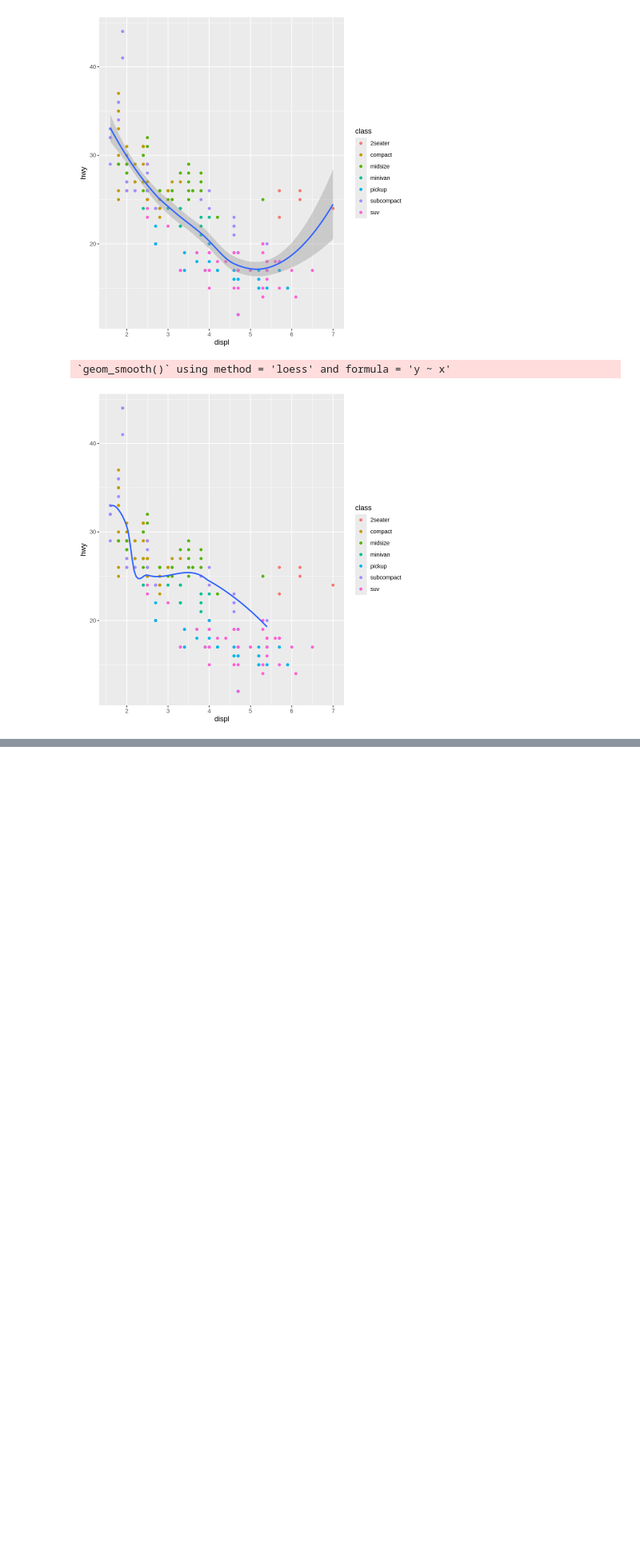
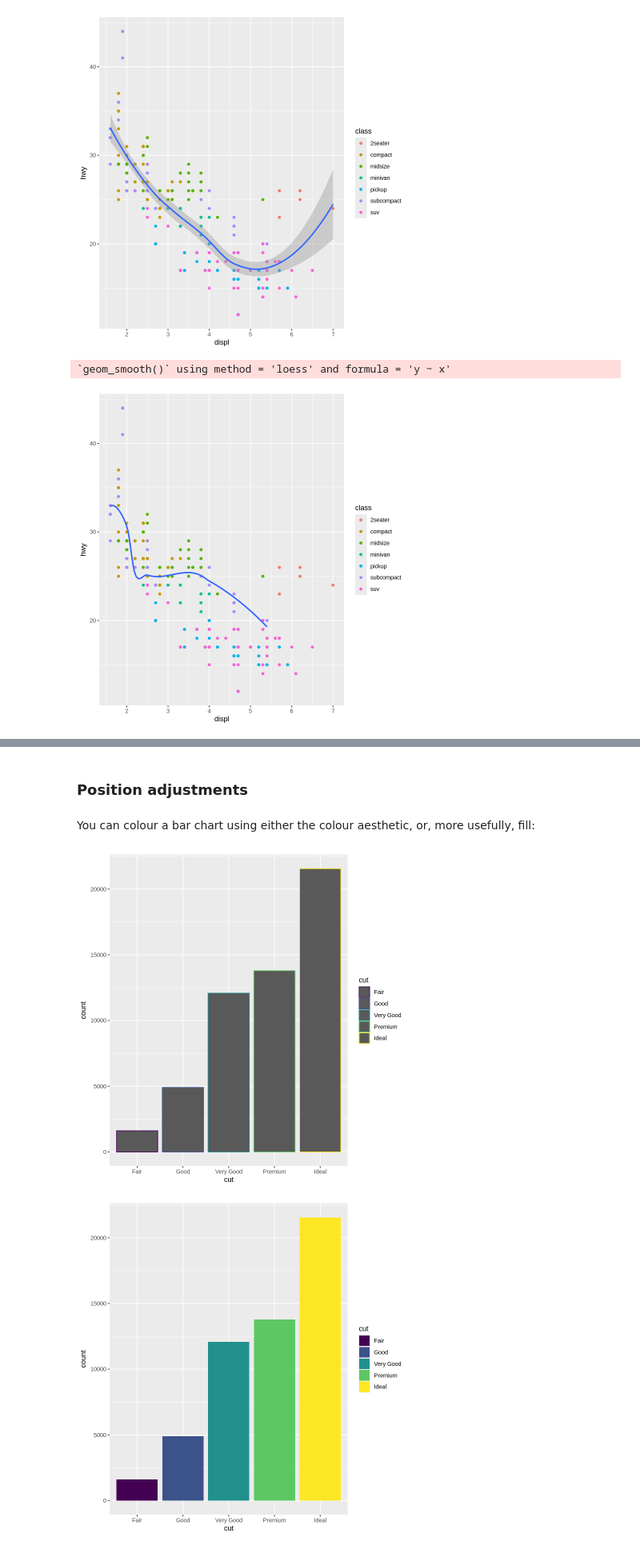
Before and after one commit to JunyoungB/SmartCityBigData, a Jupyter notebook: R4ds_1.ipynb, the cells around one changed output, grey strips where cells are left out. Shown at 80% size. Drawn from its saved outputs; the diff is of its cells as text; code cells hidden in the pictures; blank space fills up the shorter version.

```diff
--- a/R4ds_1.ipynb
+++ b/R4ds_1.ipynb
@@ -1062,0 +1153,12 @@ ggplot() +
+# %% [markdown]
+### Position adjustments
+# %% [markdown]
+You can colour a bar chart using either the colour aesthetic, or, more usefully, fill:
+# %%
+ggplot(data = diamonds) +
+  geom_bar(mapping = aes(x = cut, colour = cut))
+ggplot(data = diamonds) +
+  geom_bar(mapping = aes(x = cut, fill = cut))
+# %% [output]
+[figure, added]
+[figure, added]
```
Also changed, not shown: parts of 38 cells of this notebook.
